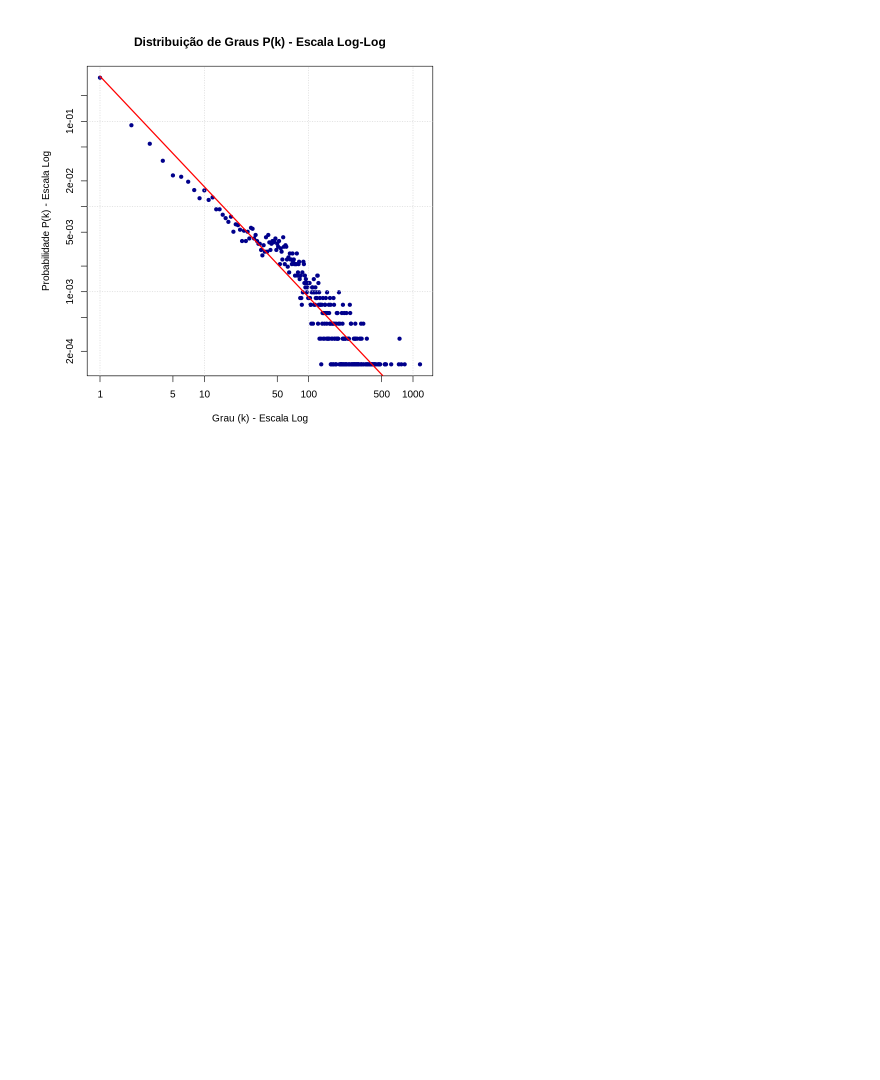
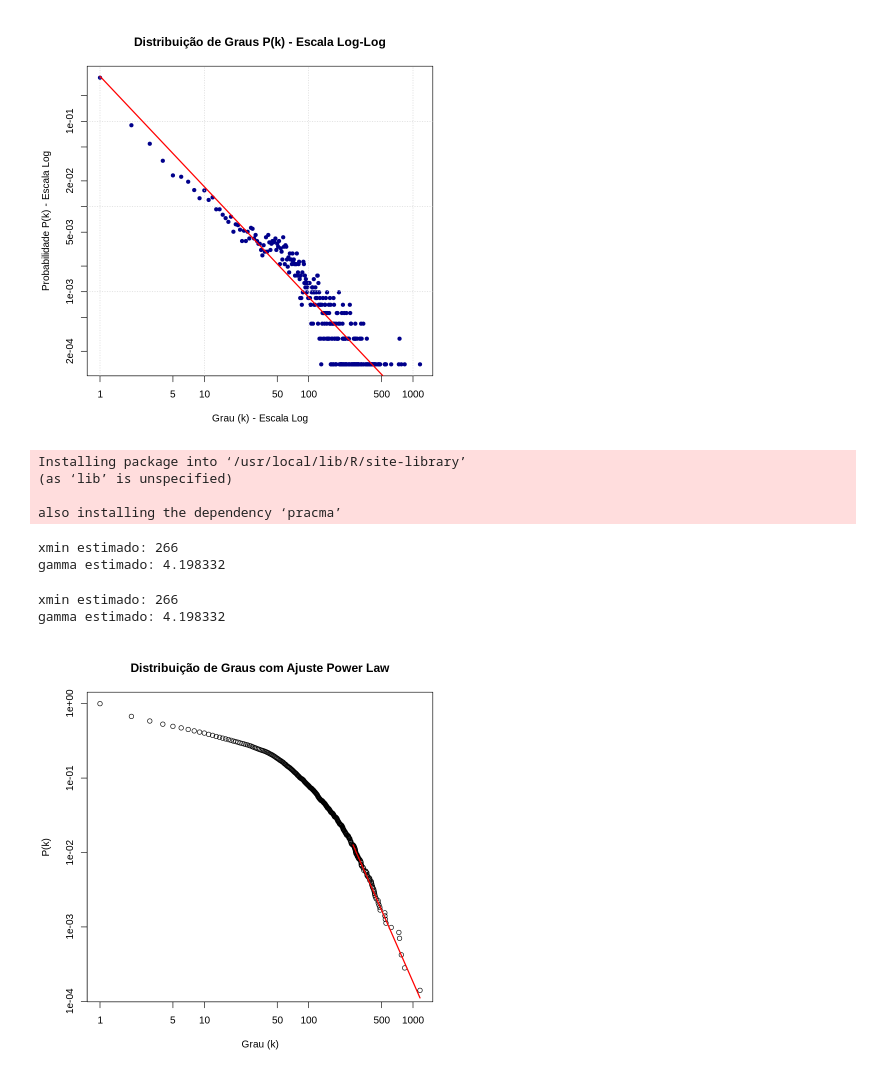
Before and after one commit to marinasantiago1718/WikipediaGraph, a Jupyter notebook: wikiVote.ipynb, the cells around one changed output. Cells and saved outputs as stored; diff of their text form; code cells hidden in the pictures; blank space fills up the shorter version.

Commit message:
testes de powerlaw

```diff
--- a/wikiVote.ipynb
+++ b/wikiVote.ipynb
@@ -345,3 +343,73 @@ The following object is masked from ‘package:base’:
     union
 Expoente estimado (gamma): 1.296639
 [figure]
+# %%
+install.packages("poweRlaw")
+# %% [output]
+Installing package into ‘/usr/local/lib/R/site-library’
+(as ‘lib’ is unspecified)
+
+also installing the dependency ‘pracma’
+# %%
+library(igraph)
+library(poweRlaw)
+
+dados <- read.table("Wiki-Vote-Clean.txt", header = FALSE, skip = 2)
+g <- graph_from_data_frame(dados, directed = TRUE)
+
+# vetor de graus
+graus <- degree(g, mode = "all")
+
+# criar objeto power law discreta
+pl <- displ$new(graus)
+
+# estimar xmin automaticamente
+est <- estimate_xmin(pl)
+
+# definir xmin estimado
+pl$setXmin(est)
+
+# resultados
+cat("xmin estimado:", est$xmin, "\n")
+cat("gamma estimado:", est$pars, "\n")
+# %% [output]
+xmin estimado: 266
+gamma estimado: 4.198332
+# %%
+library(igraph)
+library(poweRlaw)
+
+# Ler dados
+dados <- read.table("Wiki-Vote-Clean.txt", header = FALSE, skip = 2)
+g <- graph_from_data_frame(dados, directed = TRUE)
+
+# Vetor de graus
+graus <- degree(g, mode = "all")
+
+# Criar modelo power law discreta
+pl <- displ$new(graus)
+
+# Estimar xmin
+est <- estimate_xmin(pl)
+
+# Definir xmin e gamma
+pl$setXmin(est$xmin)
+pl$setPars(est$pars)
+
+cat("xmin estimado:", est$xmin, "\n")
+cat("gamma estimado:", est$pars, "\n")
+
+# -------------------------
+# Gráfico LOG-LOG
+# -------------------------
+
+plot(pl,
+     xlab = "Grau (k)",
+     ylab = "P(k)",
+     main = "Distribuição de Graus com Ajuste Power Law")
+
+lines(pl, col = "red", lwd = 2)
+# %% [output]
+xmin estimado: 266
+gamma estimado: 4.198332
+[figure, added]
```
Also changed, not shown: parts of 3 cells of this notebook.
